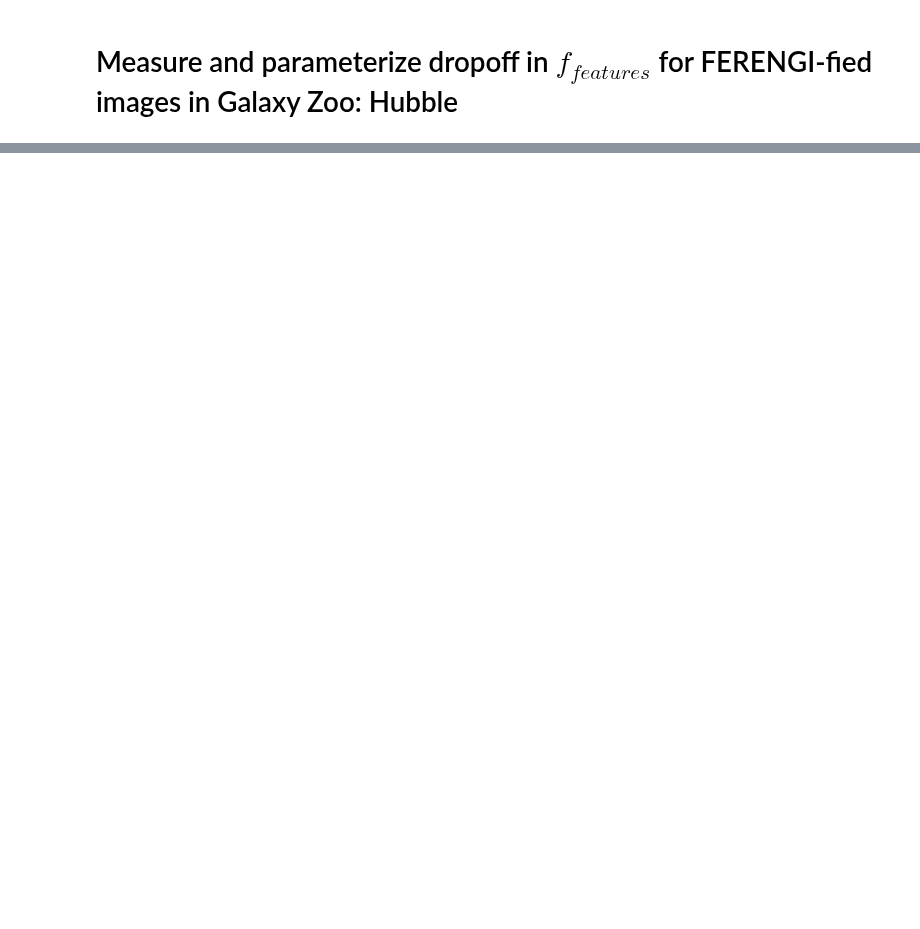
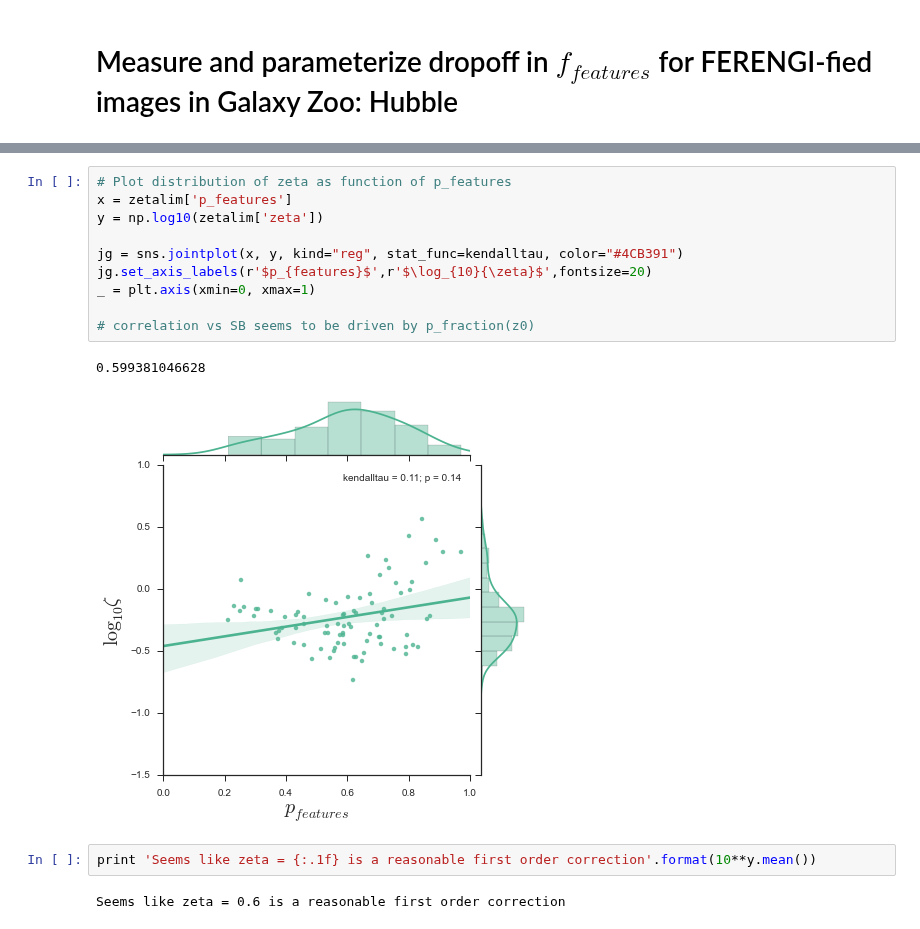
Before and after one commit to willettk/gzhubble, a Jupyter notebook: python/zeta.ipynb, the cells around one changed output, grey strips where cells are left out. Drawn from its saved outputs; the diff is of its cells as text; blank space fills up the shorter version.

```diff
--- a/python/zeta.ipynb
+++ b/python/zeta.ipynb
@@ -168,0 +210,17 @@ jg.set_axis_labels(r'$\mu_{max,i}$ [mag/arcsec$^2$]',r'$\zeta$',fontsize=20)
+# %%
+# Plot distribution of zeta as function of p_features
+x = zetalim['p_features']
+y = np.log10(zetalim['zeta'])
+
+jg = sns.jointplot(x, y, kind="reg", stat_func=kendalltau, color="#4CB391")
+jg.set_axis_labels(r'$p_{features}$',r'$\log_{10}{\zeta}$',fontsize=20)
+_ = plt.axis(xmin=0, xmax=1)
+
+# correlation vs SB seems to be driven by p_fraction(z0)
+# %% [output]
+0.599381046628
+[figure, added]
+# %%
+print 'Seems like zeta = {:.1f} is a reasonable first order correction'.format(10**y.mean())
+# %% [output]
+Seems like zeta = 0.6 is a reasonable first order correction
```
Also changed, not shown: parts of 10 cells of this notebook.
